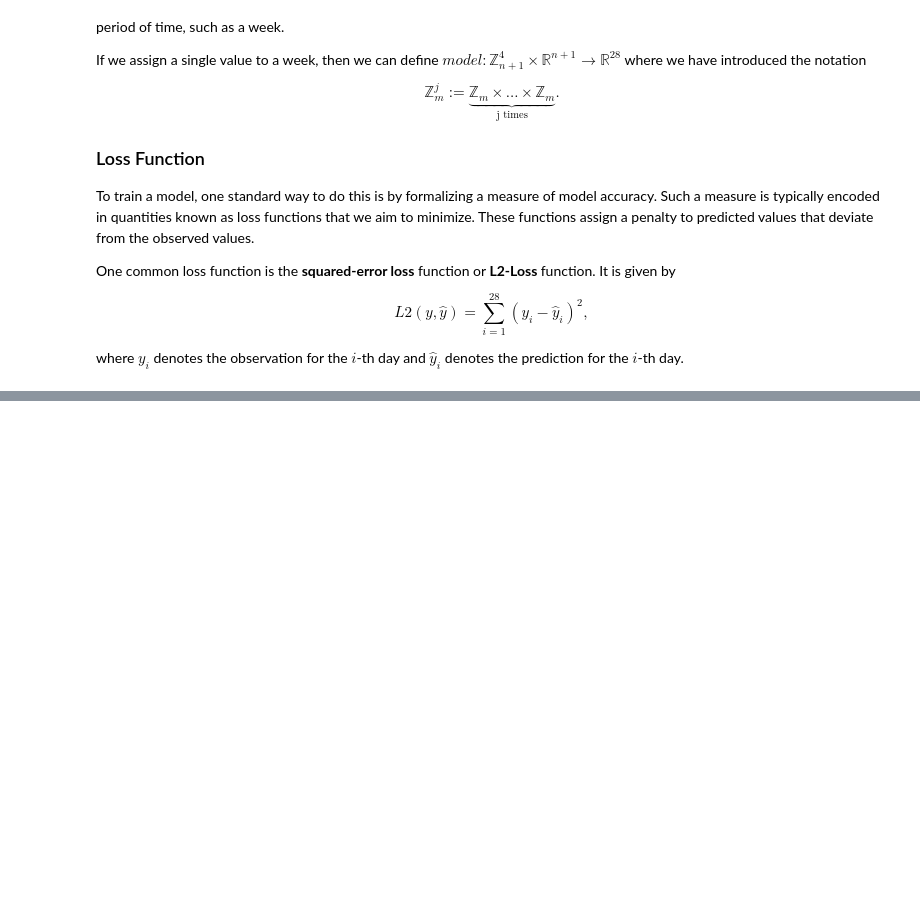
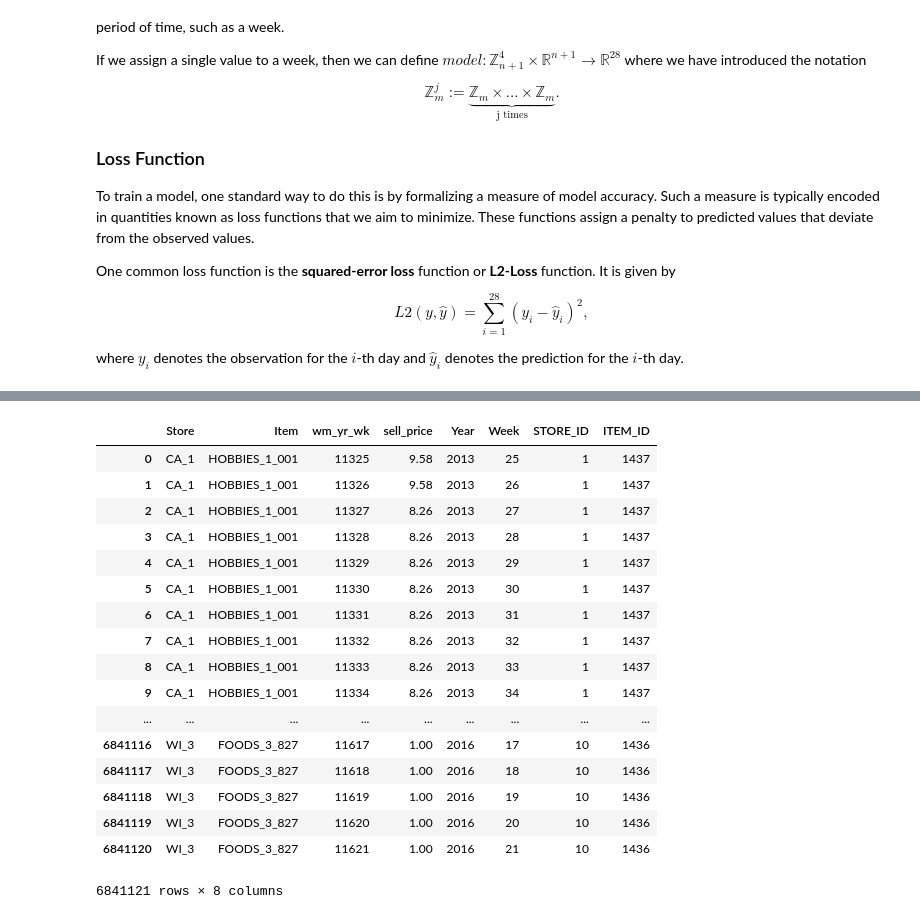
Before and after one commit to DruizrGit/Exploratory-Data-Analysis-Kaggle-M5-Accuracy, a Jupyter notebook: Formatting_Modelling_Data.ipynb, the cells around one changed output, grey strips where cells are left out. Cells and saved outputs as stored; diff of their text form; code cells hidden in the pictures; blank space fills up the shorter version.

```diff
--- a/Formatting_Modelling_Data.ipynb
+++ b/Formatting_Modelling_Data.ipynb
@@ -181,0 +204,25 @@ event_map
+# %%
+# Assign Numeric Values to Categorical Variables
+
+department_map = {'HOBBIES_1': 11, 'HOBBIES_2':12, 'HOUSEHOLD_1' : 21, 'HOUSEHOLD_2':22, 'FOODS_1' : 31,
+       'FOODS_2':32, 'FOODS_3':33}
+
+store_map = {'CA_1': 1, 'CA_2': 2, 'CA_3':3, 'CA_4':4, 'TX_1':5, 'TX_2':6, 'TX_3':7, 'WI_1':8,
+       'WI_2':9, 'WI_3':10}
+
+def dept_value(dept):
+
+    return department_map[dept]
+
+def store_value(store):
+
+    return store_map[store]
+
+sales_train_eval = sales_train_eval.rename(mapper = {'store_id': 'Store', 'dept_id': 'Dept', 'item_id' : 'Item', 'cat_id':'Category'},  axis = 1)
+
+sales_train_eval['DEPT_ID'] = sales_train_eval['Dept'].apply(dept_value)
+sales_train_eval['STORE_ID'] = sales_train_eval['Store'].apply(store_value)
+
+# We can also convert a column into a 'category' and then assign a numeric value by extracting the category codes
+sales_train_eval['ITEM_ID'] = sales_train_eval['Item'].astype('category').cat.codes
+sales_train_eval[sales_train_eval['ITEM_ID'] == 1437]
@@ -181,0 +261,29 @@ event_map
+# %%
+# Adding ITEM_ID and STORE_ID columns to the sell_prices dataframe
+
+sell_prices = sell_prices.rename(mapper = {'store_id': 'Store', 'dept_id': 'Dept', 'item_id' : 'Item', 'cat_id':'Category'},  axis = 1)
+
+sell_prices['STORE_ID'] = sell_prices['Store'].apply(store_value)
+
+# We can also convert a column into a 'category' and then assign a numeric value by extracting the category codes
+sell_prices['ITEM_ID'] = sell_prices['Item'].astype('category').cat.codes
+sell_prices
+# %% [output]
+|  | Store | Item | wm_yr_wk | sell_price | Year | Week | STORE_ID | ITEM_ID |
+| 0 | CA_1 | HOBBIES_1_001 | 11325 | 9.58 | 2013 | 25 | 1 | 1437 |
+| 1 | CA_1 | HOBBIES_1_001 | 11326 | 9.58 | 2013 | 26 | 1 | 1437 |
+| 2 | CA_1 | HOBBIES_1_001 | 11327 | 8.26 | 2013 | 27 | 1 | 1437 |
+| 3 | CA_1 | HOBBIES_1_001 | 11328 | 8.26 | 2013 | 28 | 1 | 1437 |
+| 4 | CA_1 | HOBBIES_1_001 | 11329 | 8.26 | 2013 | 29 | 1 | 1437 |
+| 5 | CA_1 | HOBBIES_1_001 | 11330 | 8.26 | 2013 | 30 | 1 | 1437 |
+| 6 | CA_1 | HOBBIES_1_001 | 11331 | 8.26 | 2013 | 31 | 1 | 1437 |
+| 7 | CA_1 | HOBBIES_1_001 | 11332 | 8.26 | 2013 | 32 | 1 | 1437 |
+| 8 | CA_1 | HOBBIES_1_001 | 11333 | 8.26 | 2013 | 33 | 1 | 1437 |
+| 9 | CA_1 | HOBBIES_1_001 | 11334 | 8.26 | 2013 | 34 | 1 | 1437 |
+| ... | ... | ... | ... | ... | ... | ... | ... | ... |
+| 6841116 | WI_3 | FOODS_3_827 | 11617 | 1.00 | 2016 | 17 | 10 | 1436 |
+| 6841117 | WI_3 | FOODS_3_827 | 11618 | 1.00 | 2016 | 18 | 10 | 1436 |
+| 6841118 | WI_3 | FOODS_3_827 | 11619 | 1.00 | 2016 | 19 | 10 | 1436 |
+| 6841119 | WI_3 | FOODS_3_827 | 11620 | 1.00 | 2016 | 20 | 10 | 1436 |
+| 6841120 | WI_3 | FOODS_3_827 | 11621 | 1.00 | 2016 | 21 | 10 | 1436 |
+6841121 rows × 8 columns
```
Also changed, not shown: parts of 16 cells of this notebook.
